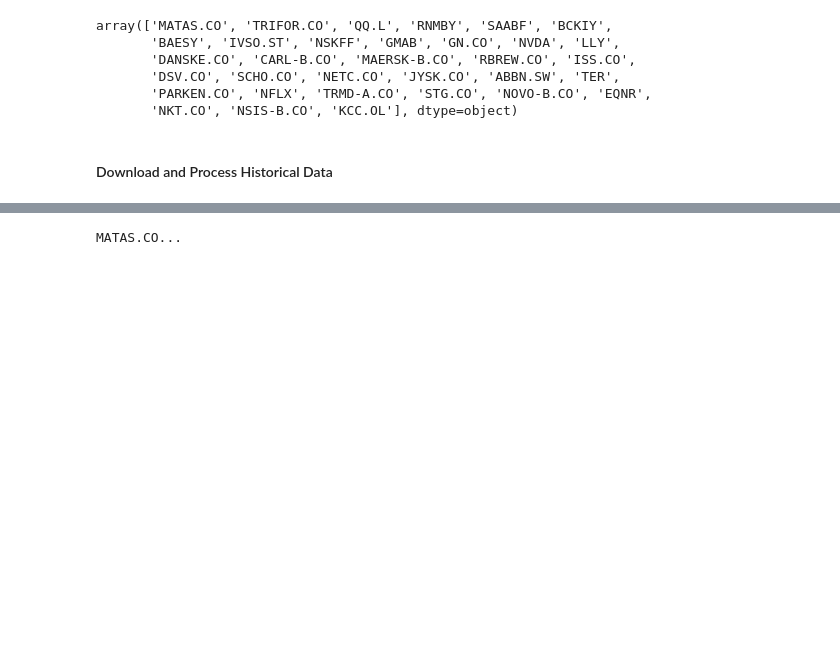
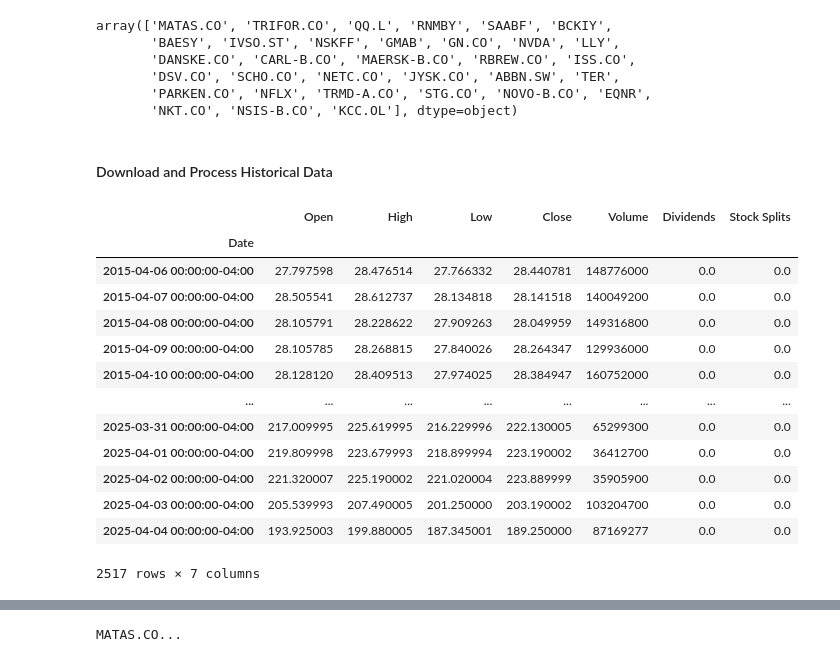
Before and after one commit to P1N60/Uni, a Jupyter notebook: VS-Code/Side-Projects/money_printer/Notebooks/money_printer.ipynb, the cells around one changed output, grey strips where cells are left out. Drawn from its saved outputs; the diff is of its cells as text; code cells hidden in the pictures; blank space fills up the shorter version.

```diff
--- a/VS-Code/Side-Projects/money_printer/Notebooks/money_printer.ipynb
+++ b/VS-Code/Side-Projects/money_printer/Notebooks/money_printer.ipynb
@@ -33,3 +33,20 @@ array(['MATAS.CO', 'TRIFOR.CO', 'QQ.L', 'RNMBY', 'SAABF', 'BCKIY',
 #### Download and Process Historical Data
 # %%
 #symbols = ['AAPL']
+# %%
+yf.Ticker("AAPL").history(period='10y')
+# %% [output]
+|  | Open | High | Low | Close | Volume | Dividends | Stock Splits |
+| Date |  |  |  |  |  |  |  |
+| 2015-04-06 00:00:00-04:00 | 27.797598 | 28.476514 | 27.766332 | 28.440781 | 148776000 | 0.0 | 0.0 |
+| 2015-04-07 00:00:00-04:00 | 28.505541 | 28.612737 | 28.134818 | 28.141518 | 140049200 | 0.0 | 0.0 |
+| 2015-04-08 00:00:00-04:00 | 28.105791 | 28.228622 | 27.909263 | 28.049959 | 149316800 | 0.0 | 0.0 |
+| 2015-04-09 00:00:00-04:00 | 28.105785 | 28.268815 | 27.840026 | 28.264347 | 129936000 | 0.0 | 0.0 |
+| 2015-04-10 00:00:00-04:00 | 28.128120 | 28.409513 | 27.974025 | 28.384947 | 160752000 | 0.0 | 0.0 |
+| ... | ... | ... | ... | ... | ... | ... | ... |
+| 2025-03-31 00:00:00-04:00 | 217.009995 | 225.619995 | 216.229996 | 222.130005 | 65299300 | 0.0 | 0.0 |
+| 2025-04-01 00:00:00-04:00 | 219.809998 | 223.679993 | 218.899994 | 223.190002 | 36412700 | 0.0 | 0.0 |
+| 2025-04-02 00:00:00-04:00 | 221.320007 | 225.190002 | 221.020004 | 223.889999 | 35905900 | 0.0 | 0.0 |
+| 2025-04-03 00:00:00-04:00 | 205.539993 | 207.490005 | 201.250000 | 203.190002 | 103204700 | 0.0 | 0.0 |
+| 2025-04-04 00:00:00-04:00 | 193.925003 | 199.880005 | 187.345001 | 189.250000 | 87169277 | 0.0 | 0.0 |
+2517 rows × 7 columns
```
Also changed, not shown: parts of 5 cells of this notebook.
